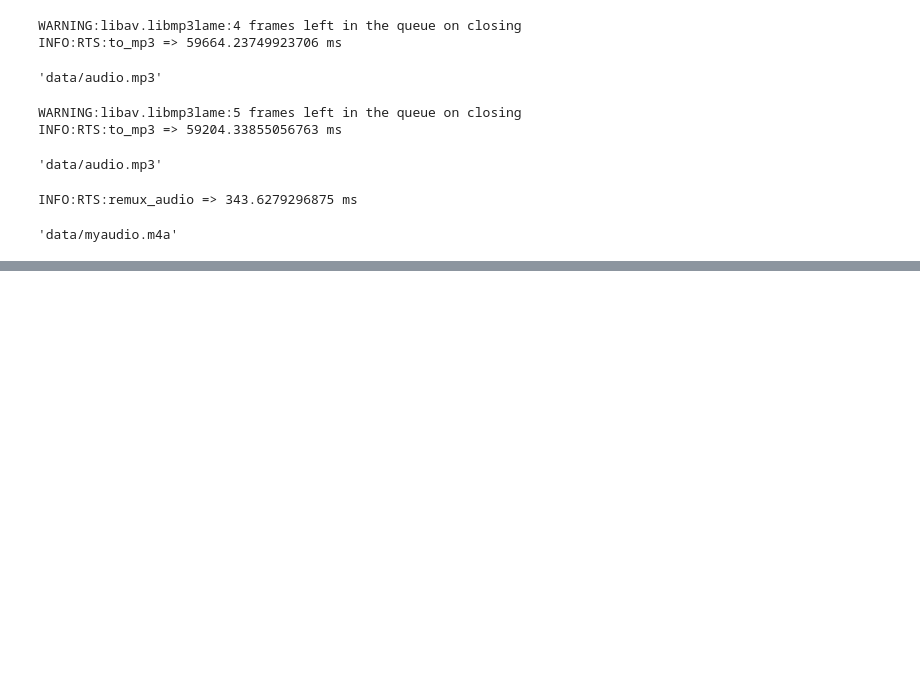
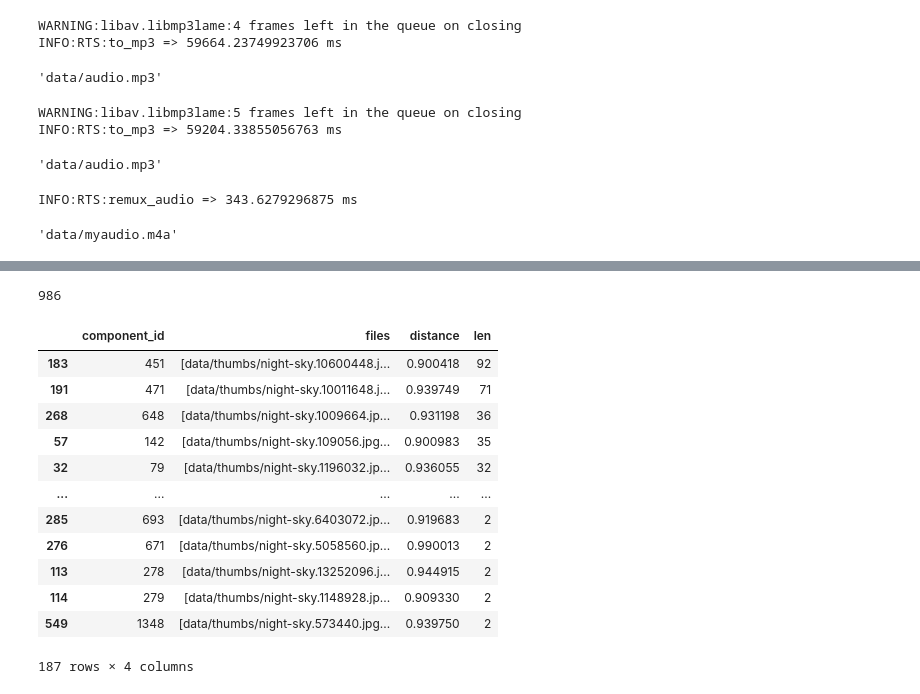
Before and after one commit to EPFL-EMPlus/emplusvault, a Jupyter notebook: notebook/ingest.ipynb, the cells around one changed output, grey strips where cells are left out. Cells and saved outputs as stored; diff of their text form; code cells hidden in the pictures; blank space fills up the shorter version.

Commit message:
test fastdup

```diff
--- a/notebook/ingest.ipynb
+++ b/notebook/ingest.ipynb
@@ -122,0 +125,4 @@ with av.open(content) as container:
+# %%
+thumbs_dir = os.path.join(OUTDIR, 'thumbs')
+outfast = './notebook/fastdup'
+fastdup_data = './notebook/out'
@@ -122,0 +131,9 @@ with av.open(content) as container:
+# %%
+
+fastdup.run(input_dir=thumbs_dir, work_dir=fastdup_data, nearest_neighbors_k=8, turi_param='ccthreshold=0.90')    #main running function.
+# fastdup.create_duplicates_gallery('out/similarity.csv', save_path=outfast)     #create a visual gallery of found duplicates
+# fastdup.create_outliers_gallery('out/outliers.csv',   save_path=outfast)       #create a visual gallery of anomalies
+# fastdup.create_components_gallery(fastdup_data, save_path=outfast)                    #create visualiaiton of connected components
+# fastdup.create_stats_gallery('out', save_path=outfast, metric='blur')          #create visualization of images stastics (for example blur)
+# fastdup.create_similarity_gallery('out', save_path=outfast,get_label_func=lambda x: x.split('/')[-2])     #create visualization of top_k similar images assuming data have labels which are in the folder name
+# fastdup.create_aspect_ratio_gallery('out', save_path=outfast)
@@ -122,0 +159,23 @@ with av.open(content) as container:
+# %%
+config = fastdup.load_config(fastdup_data)
+df = fastdup.galleries.do_find_top_components(work_dir=fastdup_data, input_dir=config['input_dir'], kwargs={})
+# %%
+df.len.sum()
+# %% [output]
+986
+# %%
+df
+# %% [output]
+|  | component_id | files | distance | len |
+| 183 | 451 | [data/thumbs/night-sky.10600448.j... | 0.900418 | 92 |
+| 191 | 471 | [data/thumbs/night-sky.10011648.j... | 0.939749 | 71 |
+| 268 | 648 | [data/thumbs/night-sky.1009664.jp... | 0.931198 | 36 |
+| 57 | 142 | [data/thumbs/night-sky.109056.jpg... | 0.900983 | 35 |
+| 32 | 79 | [data/thumbs/night-sky.1196032.jp... | 0.936055 | 32 |
+| ... | ... | ... | ... | ... |
+| 285 | 693 | [data/thumbs/night-sky.6403072.jp... | 0.919683 | 2 |
+| 276 | 671 | [data/thumbs/night-sky.5058560.jp... | 0.990013 | 2 |
+| 113 | 278 | [data/thumbs/night-sky.13252096.j... | 0.944915 | 2 |
+| 114 | 279 | [data/thumbs/night-sky.1148928.jp... | 0.909330 | 2 |
+| 549 | 1348 | [data/thumbs/night-sky.573440.jpg... | 0.939750 | 2 |
+187 rows × 4 columns
```
Also changed, not shown: parts of 3 cells of this notebook, 2 other files.
